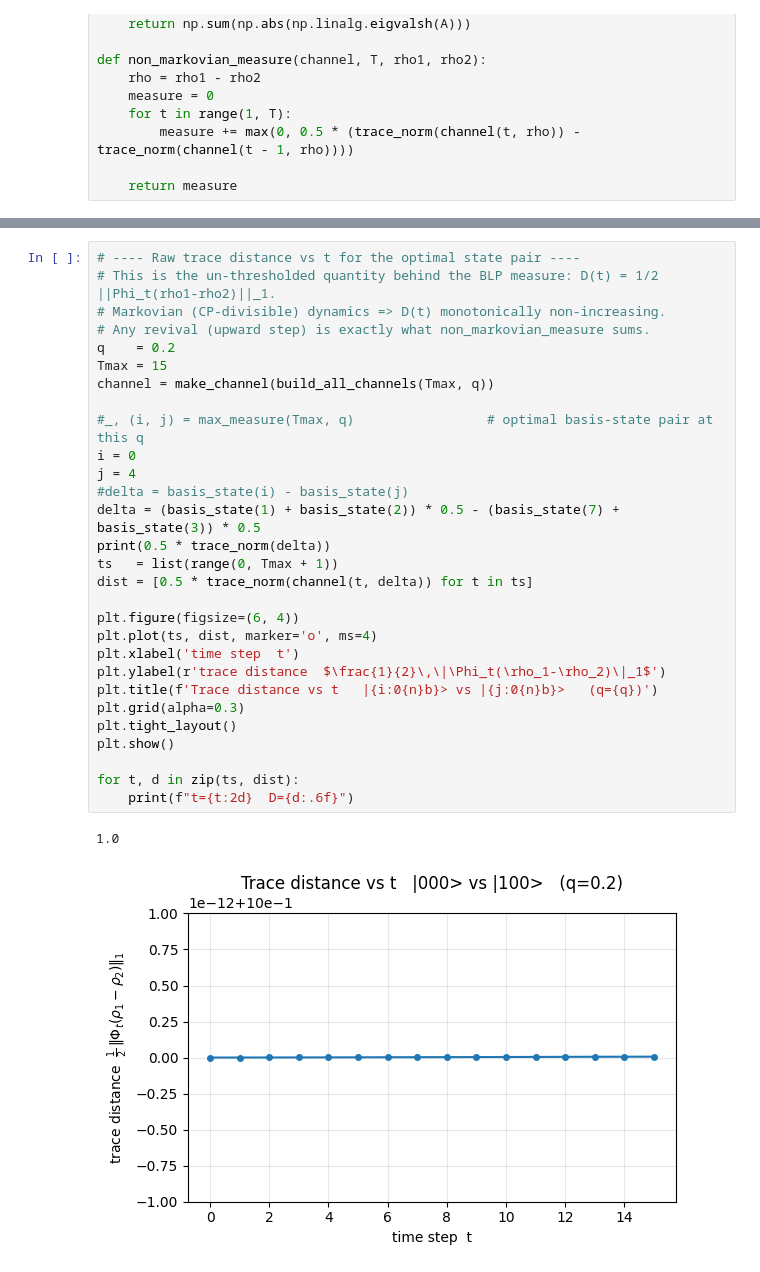
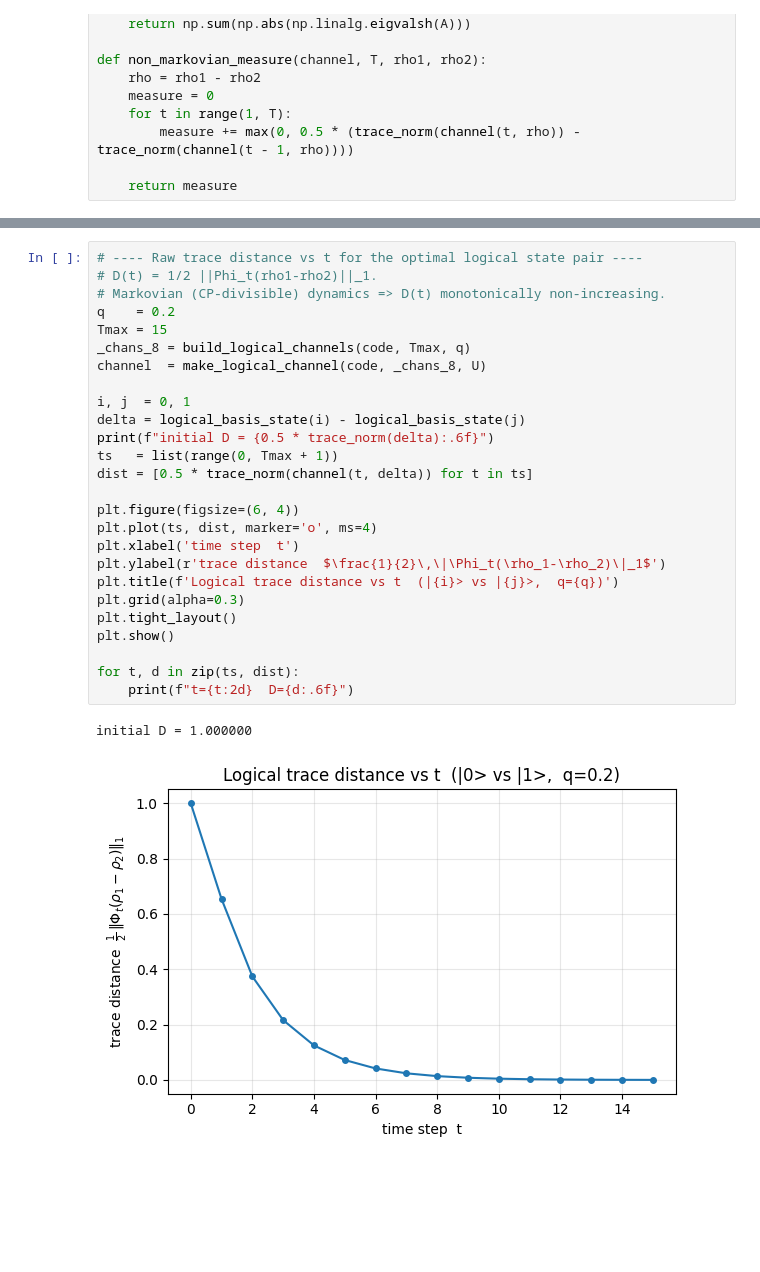
Before and after one commit to YommoY-official/MPQMasters, a Jupyter notebook: non_markovian_measure/non_markovian_measure.ipynb, the cells around one changed output, grey strips where cells are left out. Cells and saved outputs as stored; diff of their text form; blank space fills up the shorter version.

```diff
--- a/non_markovian_measure/non_markovian_measure.ipynb
+++ b/non_markovian_measure/non_markovian_measure.ipynb
@@ -246,33 +818,30 @@ plt.show()
 # %%
-# ---- Raw trace distance vs t for the optimal state pair ----
-# This is the un-thresholded quantity behind the BLP measure: D(t) = 1/2 ||Phi_t(rho1-rho2)||_1.
+# ---- Raw trace distance vs t for the optimal logical state pair ----
+# D(t) = 1/2 ||Phi_t(rho1-rho2)||_1.
 # Markovian (CP-divisible) dynamics => D(t) monotonically non-increasing.
-# Any revival (upward step) is exactly what non_markovian_measure sums.
 q    = 0.2
 Tmax = 15
-channel = make_channel(build_all_channels(Tmax, q))
+_chans_8 = build_logical_channels(code, Tmax, q)
+channel  = make_logical_channel(code, _chans_8, U)
 
-#_, (i, j) = max_measure(Tmax, q)                 # optimal basis-state pair at this q
-i = 0
-j = 4
-#delta = basis_state(i) - basis_state(j)
-delta = (basis_state(1) + basis_state(2)) * 0.5 - (basis_state(7) + basis_state(3)) * 0.5
-print(0.5 * trace_norm(delta))
+i, j  = 0, 1
+delta = logical_basis_state(i) - logical_basis_state(j)
+print(f"initial D = {0.5 * trace_norm(delta):.6f}")
 ts   = list(range(0, Tmax + 1))
 dist = [0.5 * trace_norm(channel(t, delta)) for t in ts]
 
 plt.figure(figsize=(6, 4))
 plt.plot(ts, dist, marker='o', ms=4)
 plt.xlabel('time step  t')
 plt.ylabel(r'trace distance  $\frac{1}{2}\,\|\Phi_t(\rho_1-\rho_2)\|_1$')
-plt.title(f'Trace distance vs t   |{i:0{n}b}> vs |{j:0{n}b}>   (q={q})')
+plt.title(f'Logical trace distance vs t  (|{i}> vs |{j}>,  q={q})')
 plt.grid(alpha=0.3)
 plt.tight_layout()
 plt.show()
 
 for t, d in zip(ts, dist):
     print(f"t={t:2d}  D={d:.6f}")
 # %% [output]
-1.0
+initial D = 1.000000
-[figure, old version]
+[figure, new version]
 t= 0  D=1.000000
```
Also changed, not shown: parts of 18 cells of this notebook.
